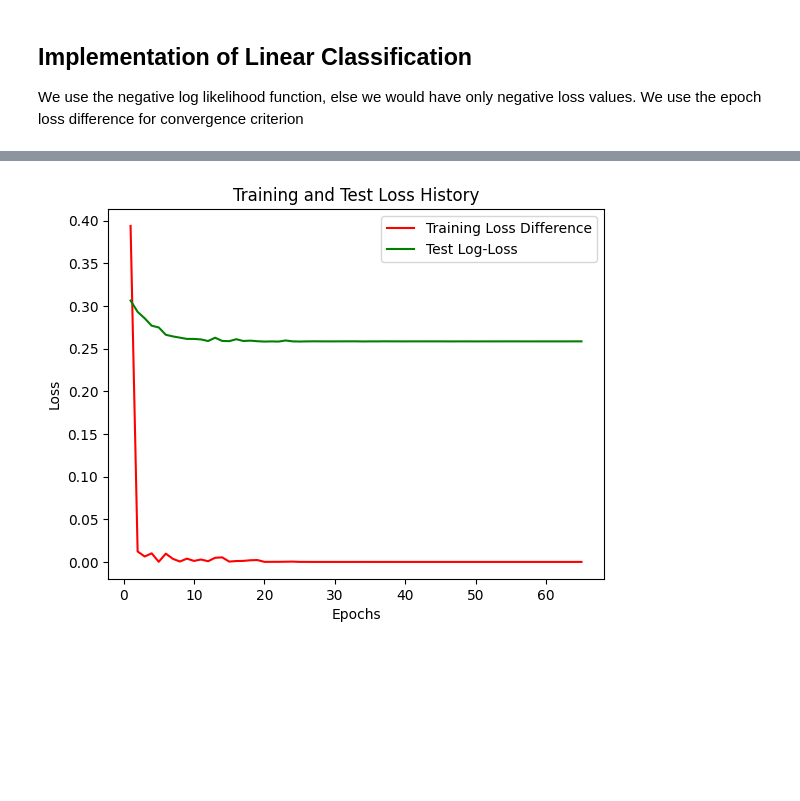
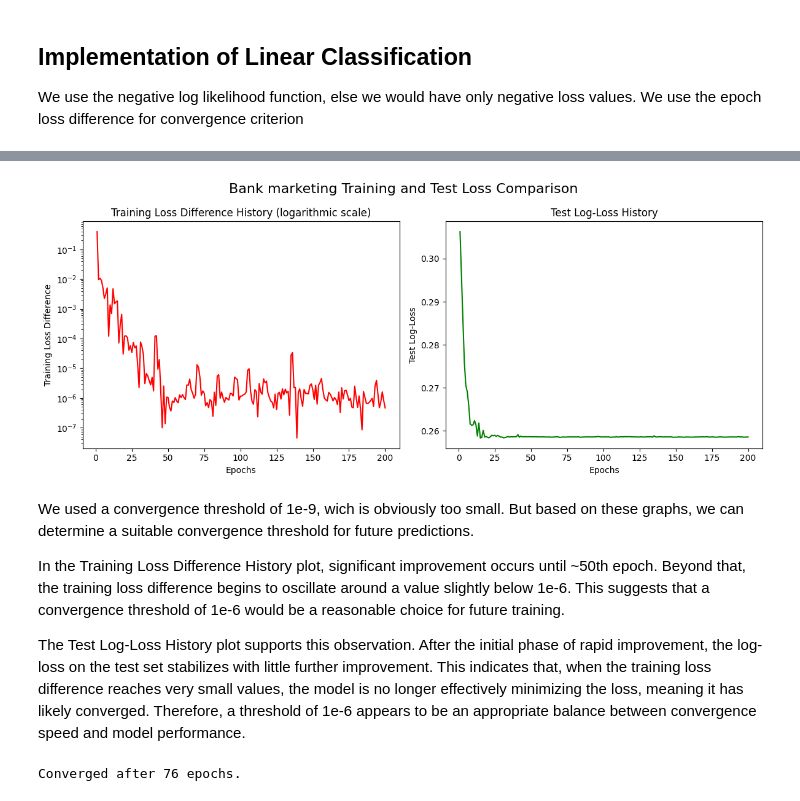
Before and after one commit to moOritzl/bachelorpraktikum-applied-machine-learning, a Jupyter notebook: Week_04/Linear_Classification_AdaGrad.ipynb, the cells around one changed output, grey strips where cells are left out. Saved outputs shown, nothing was run; the diff lists cells and outputs as text; code cells hidden in the pictures; blank space fills up the shorter version.

```diff
--- a/Week_04/Linear_Classification_AdaGrad.ipynb
+++ b/Week_04/Linear_Classification_AdaGrad.ipynb
@@ -49,13 +49,13 @@ X_bank_marketing_train, X_bank_marketing_test, y_bank_marketing_train, y_bank_ma
 We use the negative log likelihood function, else we would have only negative loss values.
 We use the epoch loss difference for convergence criterion
 # %%
-class LinearClassifier:
+class LinearClassifierBoldDriver:
     def __init__(self):
         self.B = None
 
     def fit(self, X_train, y_train, X_test, y_test, i_max, tolerance=1e-6):
         """
-        Fits the model using the stochastic gradient descent/ascend algorithm.
+        Fits the model using the stochastic gradient descent/ascend algorithm with Bold Driver for dynamic step length.
         :param X_train: Training input features.
         :param y_train: Training target values.
         :param X_test: Test input features for calculating the log-loss.
@@ -135,7 +135,7 @@ class LinearClassifier:
 
         return (sigmoid >= 0.5).astype(np.int8)  # Threshold of 0.5 to convert to binary values
 # %%
-model = LinearClassifier()
-eld, tlh = model.fit(X_bank_marketing_train, y_bank_marketing_train, X_bank_marketing_test, y_bank_marketing_test, 500,
-                     tolerance=1e-7)
+model_bank = LinearClassifierBoldDriver()
+bank_eld, bank_tlh = model_bank.fit(X_bank_marketing_train, y_bank_marketing_train, X_bank_marketing_test,
+                                    y_bank_marketing_test, 200, tolerance=1e-9)
 # %% [output]
@@ -143,13 +143,33 @@ Converged after 65 epochs.
 # %%
-plt.plot(range(1, len(eld) + 1), eld, label="Training Loss Difference", color="red")
-plt.plot(range(1, len(tlh) + 1), tlh, label="Test Log-Loss", color="green")
+fig, axes = plt.subplots(1, 2, figsize=(12, 5))
 
-plt.xlabel('Epochs')
-plt.ylabel('Loss')
-#plt.yscale('log')
-plt.title('Training and Test Loss History')
-plt.legend()
+axes[0].plot(range(1, len(bank_eld) + 1), bank_eld, color="red")
+axes[0].set_xlabel('Epochs')
+axes[0].set_ylabel('Training Loss Difference')
+axes[0].set_yscale('log')
+axes[0].set_title('Training Loss Difference History (logarithmic scale)')
+
+axes[1].plot(range(1, len(bank_tlh) + 1), bank_tlh, color="green")
+axes[1].set_xlabel('Epochs')
+axes[1].set_ylabel('Test Log-Loss')
+axes[1].set_title('Test Log-Loss History')
+
+fig.suptitle('Bank marketing Training and Test Loss Comparison', fontsize=16)
+
+plt.tight_layout()
 plt.show()
 plt.close()
 # %% [output]
-[figure, old version]
+[figure, new version]
+# %% [markdown]
+We used a convergence threshold of 1e-9, wich is obviously too small. But based on these graphs, we can determine a suitable convergence threshold for future predictions.
+
+In the Training Loss Difference History plot, significant improvement occurs until ~50th epoch. Beyond that, the training loss difference begins to oscillate around a value slightly below 1e-6. This suggests that a convergence threshold of 1e-6 would be a reasonable choice for future training.
+
+The Test Log-Loss History plot supports this observation. After the initial phase of rapid improvement, the log-loss on the test set stabilizes with little further improvement. This indicates that, when the training loss difference reaches very small values, the model is no longer effectively minimizing the loss, meaning it has likely converged. Therefore, a threshold of 1e-6 appears to be an appropriate balance between convergence speed and model performance.
+# %%
+model_occupancy = LinearClassifierBoldDriver()
+occupancy_eld, occupancy_tlh = model_occupancy.fit(X_occupancy_train, y_occupancy_train, X_occupancy_test,
+                                                   y_occupancy_test, 200, tolerance=1e-6)
+# %% [output]
+Converged after 76 epochs.
```
Also changed, not shown: parts of 14 cells of this notebook.
